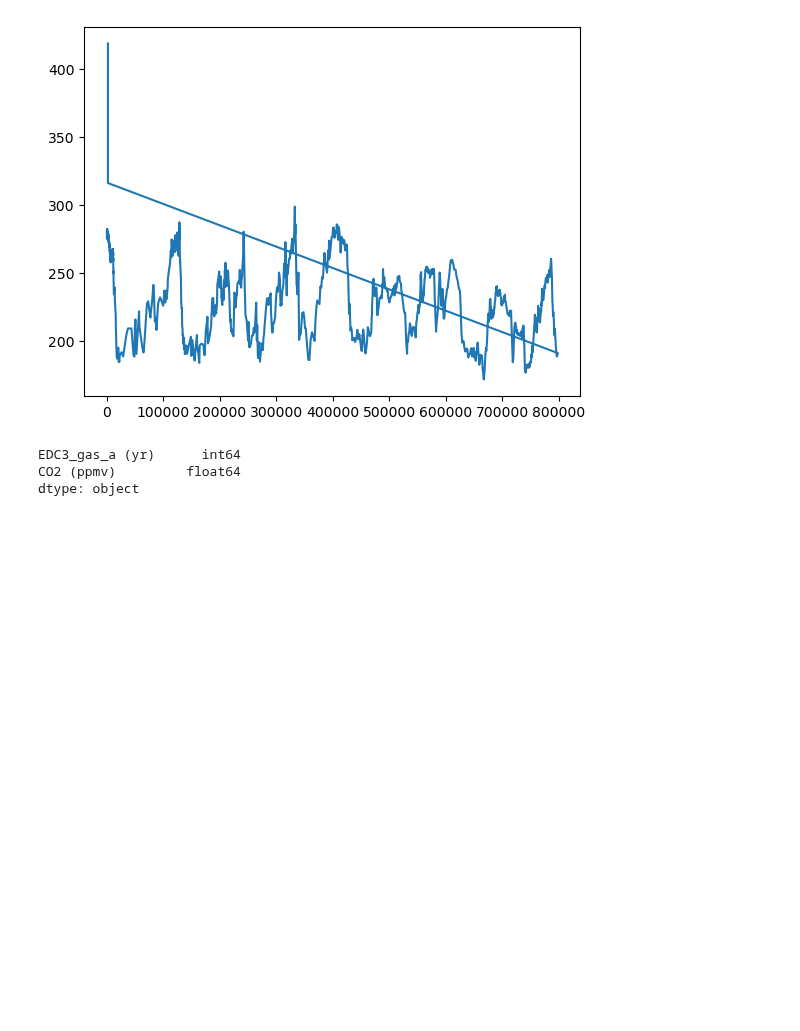
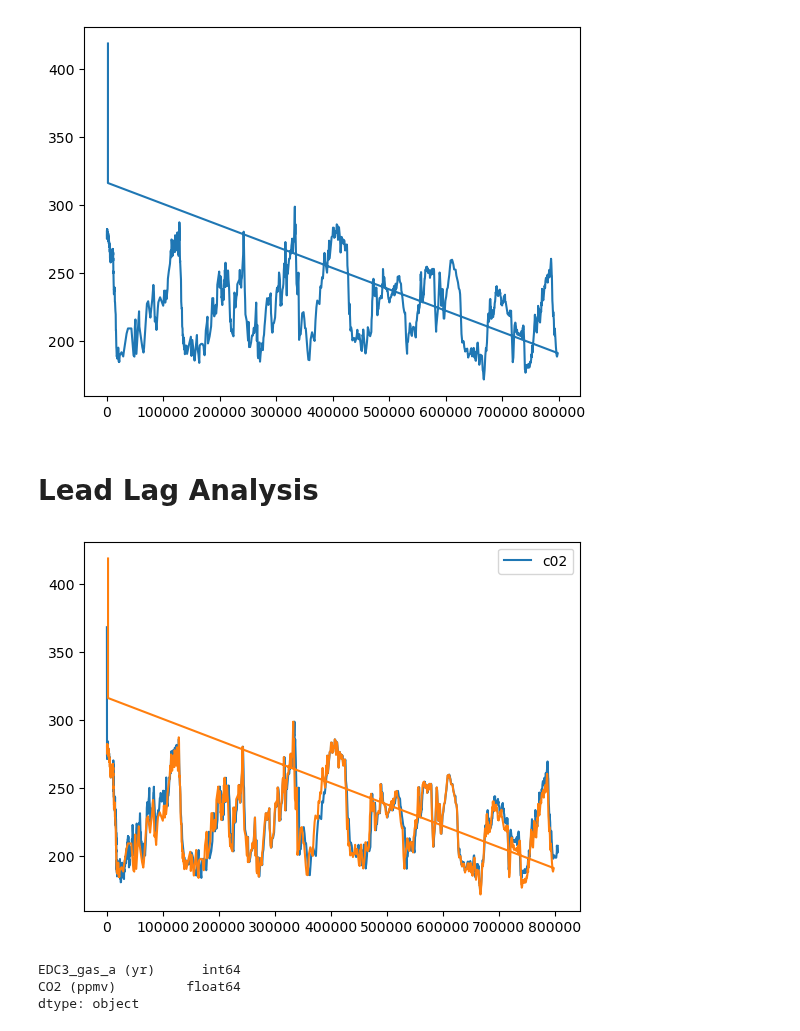
Before and after one commit to dectan/Programming-for-Data-Analysis-Project-2, a Jupyter notebook: test3.ipynb, the cells around one changed output. Saved outputs shown, nothing was run; the diff lists cells and outputs as text; code cells hidden in the pictures; blank space fills up the shorter version.

Commit message:
lead lag analysis grap

```diff
--- a/test3.ipynb
+++ b/test3.ipynb
@@ -173,6 +183,15 @@ plt.plot(merged['EDC3_gas_a (yr)'],merged['CO2 (ppmv)'])
 plt.show()
 # %% [output]
 [figure]
+# %% [markdown]
+# Lead Lag Analysis
+# %%
+plt.plot(df12['Gasage (yr BP)'],df12['CO2 (ppmv)'] ,label ='c02')
+plt.plot(merged['EDC3_gas_a (yr)'],merged['CO2 (ppmv)'])
+plt.legend()
+plt.show()
+# %% [output]
+[figure, added]
 # %%
 merged.dtypes
 # %% [output]
```
Also changed, not shown: parts of 11 cells of this notebook, 2 other files.
